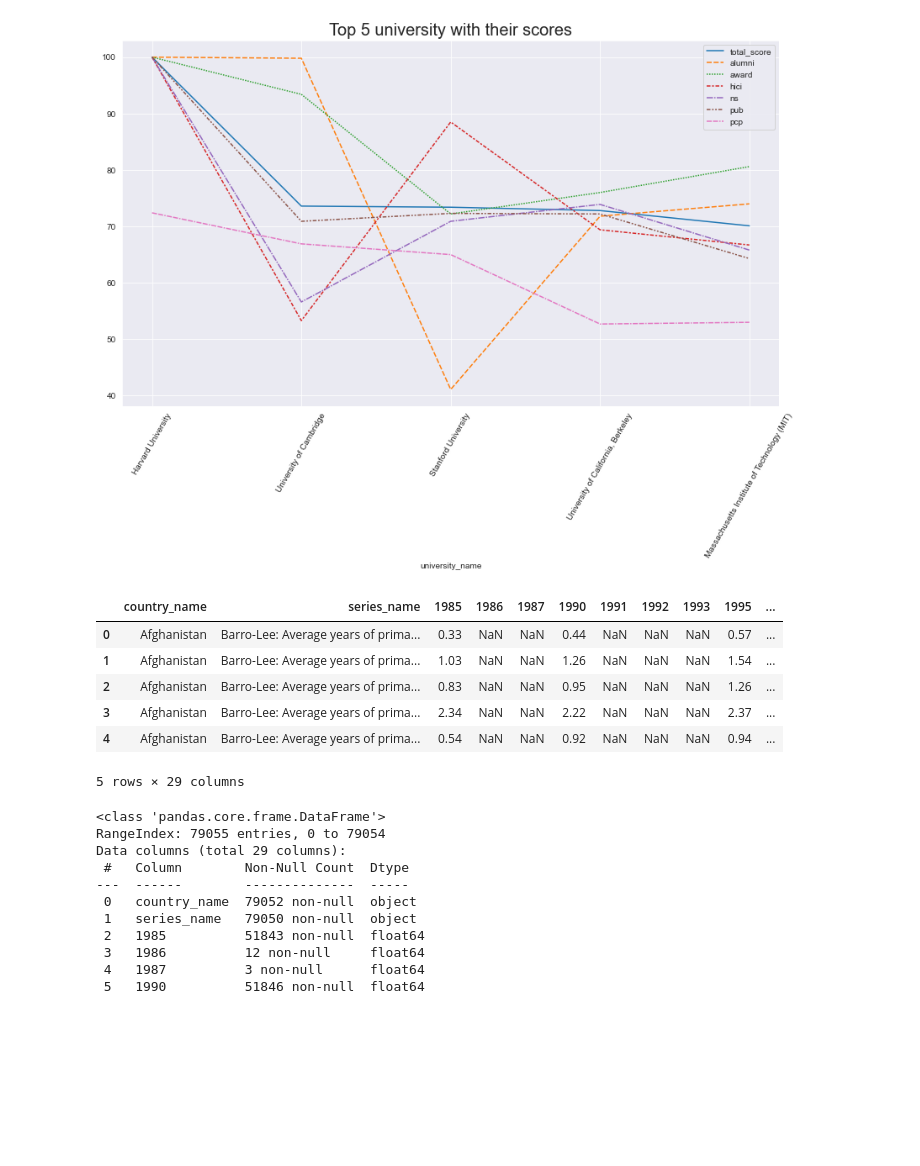
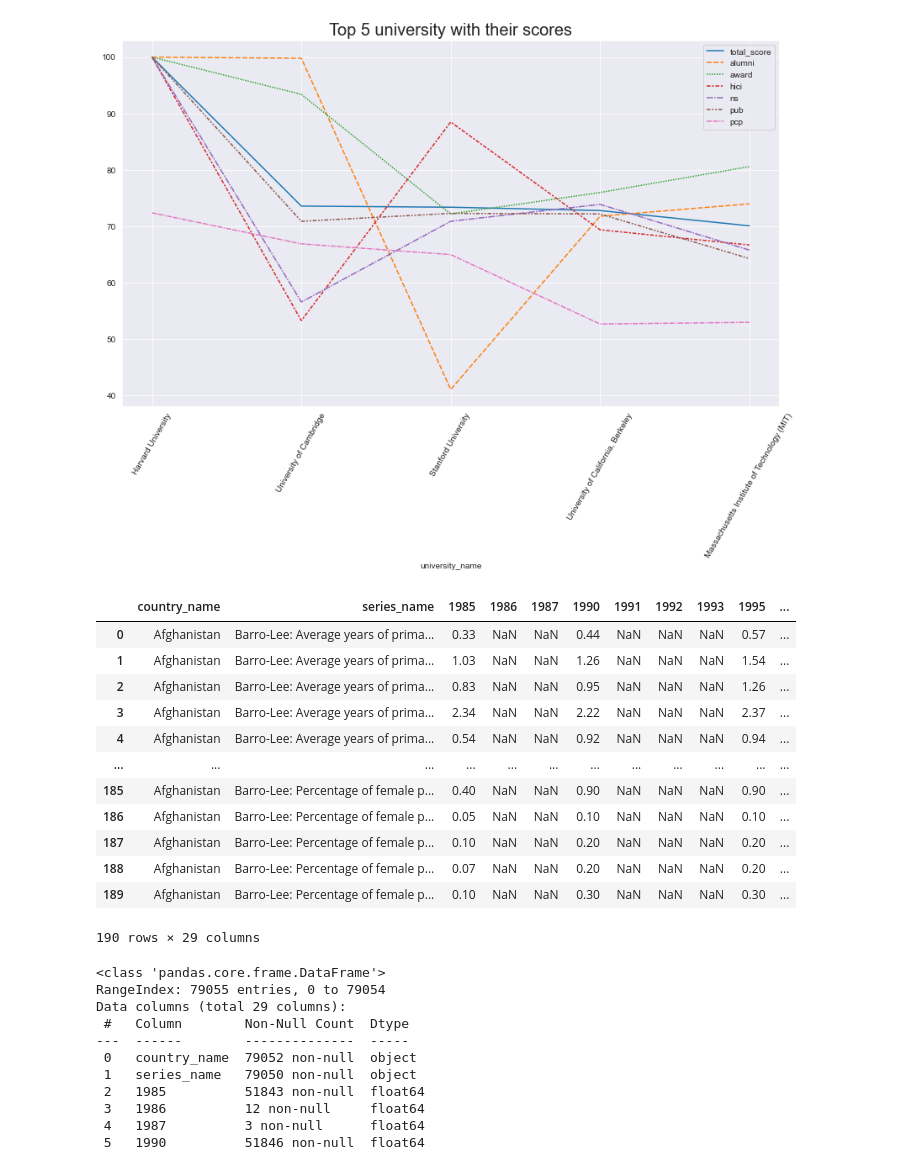
Before and after one commit to candi-date/World-University-Rankings-Project, a Jupyter notebook: World University Rankings Project updated.ipynb, the cells around one changed output. Drawn from its saved outputs; the diff is of its cells as text; code cells hidden in the pictures; blank space fills up the shorter version.

```diff
--- a/World University Rankings Project updated.ipynb
+++ b/World University Rankings Project updated.ipynb
@@ -173,15 +193,22 @@ FixedFormatter should only be used together with FixedLocator
 <function matplotlib.pyplot.show(close=None, block=None)>
 [figure]
 # %%
+# pandas init data from ducational_attainment_supplementary_data.csv
 eas = pd.read_csv('D:\ME\World Universities Rankings/educational_attainment_supplementary_data.csv')
 
-eas.head()
+eas.head(190)
 # %% [output]
 |  | country_name | series_name | 1985 | 1986 | 1987 | 1990 | 1991 | 1992 | 1993 | 1995 | ... |
 | 0 | Afghanistan | Barro-Lee: Average years of prima... | 0.33 | NaN | NaN | 0.44 | NaN | NaN | NaN | 0.57 | ... |
 | 1 | Afghanistan | Barro-Lee: Average years of prima... | 1.03 | NaN | NaN | 1.26 | NaN | NaN | NaN | 1.54 | ... |
 | 2 | Afghanistan | Barro-Lee: Average years of prima... | 0.83 | NaN | NaN | 0.95 | NaN | NaN | NaN | 1.26 | ... |
 | 3 | Afghanistan | Barro-Lee: Average years of prima... | 2.34 | NaN | NaN | 2.22 | NaN | NaN | NaN | 2.37 | ... |
 | 4 | Afghanistan | Barro-Lee: Average years of prima... | 0.54 | NaN | NaN | 0.92 | NaN | NaN | NaN | 0.94 | ... |
+| ... | ... | ... | ... | ... | ... | ... | ... | ... | ... | ... | ... |
+| 185 | Afghanistan | Barro-Lee: Percentage of female p... | 0.40 | NaN | NaN | 0.90 | NaN | NaN | NaN | 0.90 | ... |
+| 186 | Afghanistan | Barro-Lee: Percentage of female p... | 0.05 | NaN | NaN | 0.10 | NaN | NaN | NaN | 0.10 | ... |
+| 187 | Afghanistan | Barro-Lee: Percentage of female p... | 0.10 | NaN | NaN | 0.20 | NaN | NaN | NaN | 0.20 | ... |
+| 188 | Afghanistan | Barro-Lee: Percentage of female p... | 0.07 | NaN | NaN | 0.20 | NaN | NaN | NaN | 0.20 | ... |
+| 189 | Afghanistan | Barro-Lee: Percentage of female p... | 0.10 | NaN | NaN | 0.30 | NaN | NaN | NaN | 0.30 | ... |
-5 rows × 29 columns
+190 rows × 29 columns
 # %%
```
Also changed, not shown: parts of 28 cells of this notebook.
